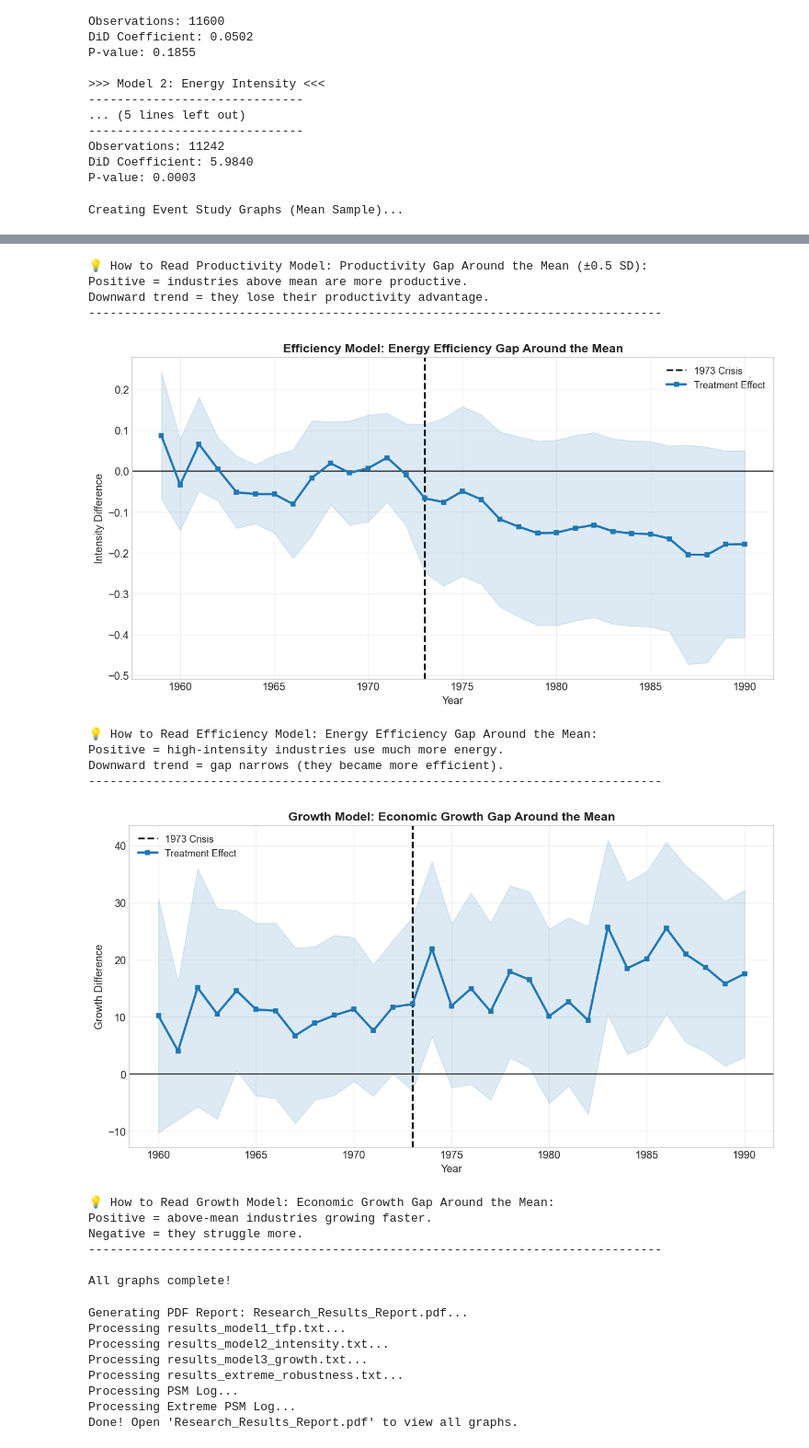
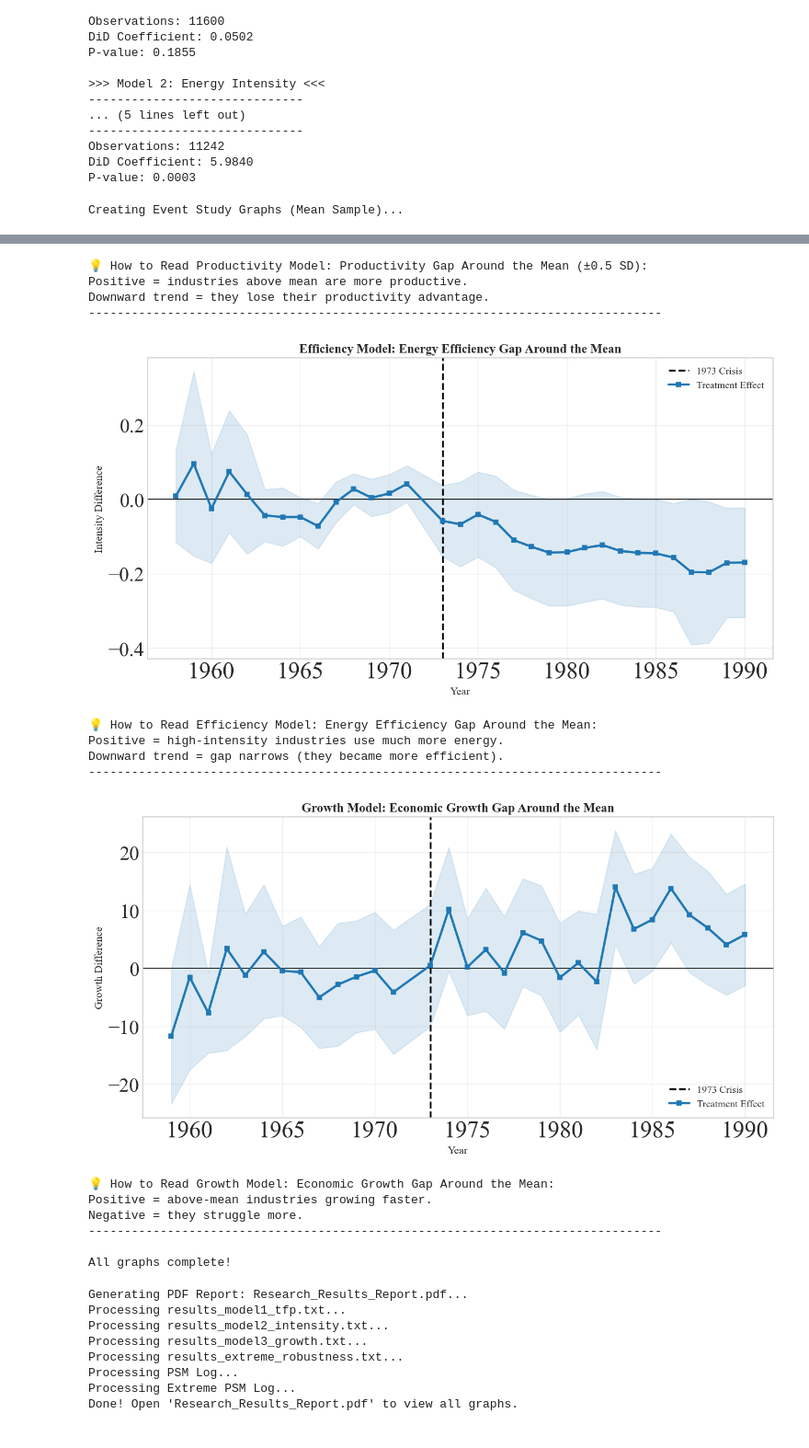
Before and after one commit to ofek31415-eng/Sourse_Idea, a Jupyter notebook: notebooks/01_idea_data_analysis.ipynb, the cells around one changed output, grey strips where cells are left out. Shown at 92% size. Drawn from its saved outputs; the diff is of its cells as text; code cells hidden in the pictures.

```diff
--- a/notebooks/01_idea_data_analysis.ipynb
+++ b/notebooks/01_idea_data_analysis.ipynb
@@ -1279,13 +1290,13 @@ for method_name, data in matched_extreme_datasets.items():
 
     # Model 1: TFP
     coef_tfp, pval_tfp = run_and_log(
-        'tfp5 ~ is_high_energy * post_1973 + log_emp + C(year) + C(naics)',
+        'tfp5 ~ is_high_energy * post_1973 + log_emp + C(year, Treatment(reference=1972)) + C(naics)',
         "TFP Response", data
     )
 
     # Model 2: Intensity
     coef_int, pval_int = run_and_log(
-        'real_energy_intensity ~ is_high_energy * post_1973 + log_emp + C(year) + C(naics)',
+        'real_energy_intensity ~ is_high_energy * post_1973 + log_emp + C(year, Treatment(reference=1972)) + C(naics)',
         "Energy Intensity", data
     )
 
@@ -1296,7 +1307,7 @@ for method_name, data in matched_extreme_datasets.items():
          short_run_data['vadd_growth'] = short_run_data.groupby('naics')['real_vadd'].pct_change()
 
     coef_growth, pval_growth = run_and_log(
-        'vadd_growth ~ is_high_energy * post_1973 + log_emp + C(year) + C(naics)',
+        'vadd_growth ~ is_high_energy * post_1973 + log_emp + C(year, Treatment(reference=1972)) + C(naics)',
         "VADD Growth (Short Run)", short_run_data.dropna(subset=['vadd_growth'])
     )
 
@@ -1337,7 +1348,7 @@ EXTREME ANALYSIS SUMMARY (Compare across methods)
 # --- Step 1: Create groups around the median (middle 35%-65%) ---
 
 # Use data up to 1990 only
-df_median = df_final[df_final['year'] <= 1990].copy()
+df_median = df_final[df_final['year'] <= 2001].copy()
 
 median_groups = []
 
@@ -1466,13 +1477,13 @@ print("Creating parallel trends graph for median data...")
 
 # Prepare data with no missing values
 df_reg = regression_data_median.dropna(subset=['tfp5', 'log_emp', 'log_cap']).copy()
-formula = "tfp5 ~ treatment_above_median * C(year) + log_emp + log_cap + C(naics)"
+formula = "tfp5 ~ treatment_above_median * C(year, Treatment(reference=1972)) + log_emp + log_cap + C(naics)"
 model_es = smf.ols(formula, data=df_reg).fit(cov_type='cluster', cov_kwds={'groups': df_reg['naics']})
 
 # Extract year-specific treatment effects
 years, coefs, lower, upper = [], [], [], []
 for param in model_es.params.index:
-    if "treatment_above_median:C(year)" in param:
+    if "treatment_above_median:C(year, Treatment(reference=1972))" in param:
         y_str = param.split("[T.")[1].split("]")[0]
         years.append(int(y_str))
         coefs.append(model_es.params[param])
@@ -1554,7 +1565,7 @@ for config in models_to_plot_median:
         continue
 
     # Dynamic regression (interaction with year)
-    formula = f"{dep_var} ~ treatment_above_median * C(year) + log_emp + log_cap + C(naics)"
+    formula = f"{dep_var} ~ treatment_above_median * C(year, Treatment(reference=1972)) + log_emp + log_cap + C(naics)"
 
     try:
         model_es = smf.ols(formula, data=df_reg).fit(cov_type='cluster', cov_kwds={'groups': df_reg['naics']})
@@ -1565,7 +1576,7 @@ for config in models_to_plot_median:
     # Extract year-by-year effects
     years, coefs, lower, upper = [], [], [], []
     for param in model_es.params.index:
-        if "treatment_above_median:C(year)" in param:
+        if "treatment_above_median:C(year, Treatment(reference=1972))" in param:
             y_str = param.split("[T.")[1].split("]")[0]
             years.append(int(y_str))
             coefs.append(model_es.params[param])
@@ -1775,7 +1786,7 @@ for config in models_to_plot:
         continue
 
     # Dynamic regression
-    formula = f"{dep_var} ~ treatment_above_mean * C(year) + log_emp + log_cap + C(naics)"
+    formula = f"{dep_var} ~ treatment_above_mean * C(year, Treatment(reference=1972)) + log_emp + log_cap + C(naics)"
 
     try:
         model_es = smf.ols(formula, data=df_reg).fit(cov_type='cluster', cov_kwds={'groups': df_reg['naics']})
@@ -1786,7 +1797,7 @@ for config in models_to_plot:
     # Extract year effects
     years, coefs, lower, upper = [], [], [], []
     for param in model_es.params.index:
-        if "treatment_above_mean:C(year)" in param:
+        if "treatment_above_mean:C(year, Treatment(reference=1972))" in param:
             y_str = param.split("[T.")[1].split("]")[0]
             years.append(int(y_str))
             coefs.append(model_es.params[param])
@@ -1835,13 +1846,13 @@ Creating Event Study Graphs (Mean Sample)...
 💡 How to Read Productivity Model: Productivity Gap Around the Mean (±0.5 SD):
 Positive = industries above mean are more productive.
 Downward trend = they lose their productivity advantage.
 --------------------------------------------------------------------------------
-[figure, old version]
+[figure, new version]
 💡 How to Read Efficiency Model: Energy Efficiency Gap Around the Mean:
 Positive = high-intensity industries use much more energy.
 Downward trend = gap narrows (they became more efficient).
 --------------------------------------------------------------------------------
-[figure, old version]
+[figure, new version]
 💡 How to Read Growth Model: Economic Growth Gap Around the Mean:
 Positive = above-mean industries growing faster.
 Negative = they struggle more.
```
Also changed, not shown: parts of 19 cells of this notebook.
